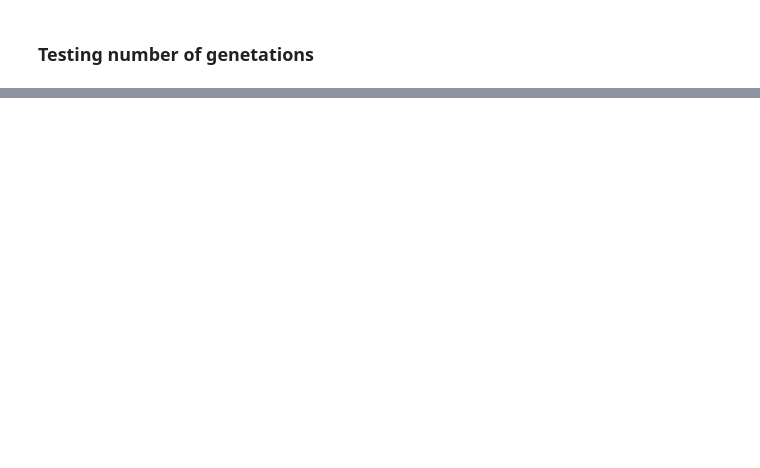
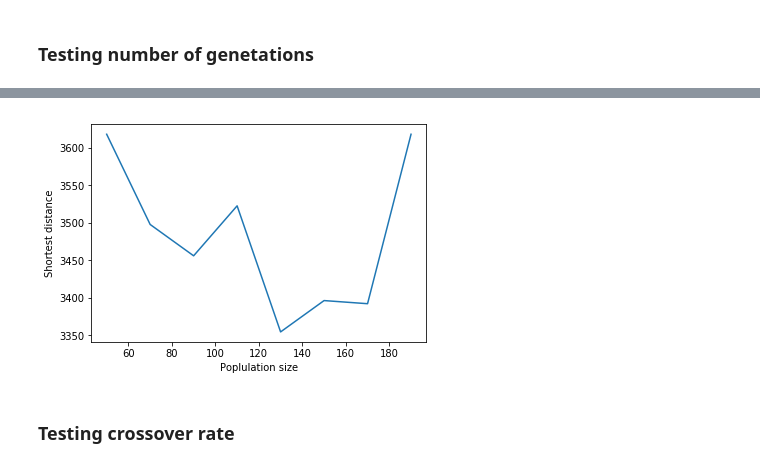
Before and after one commit to SachaKor/MLG-PW4, a Jupyter notebook: labGA/MLG-PW4.ipynb, the cells around one changed output, grey strips where cells are left out. Saved outputs shown, nothing was run; the diff lists cells and outputs as text; code cells hidden in the pictures; blank space fills up the shorter version.

```diff
--- a/labGA/MLG-PW4.ipynb
+++ b/labGA/MLG-PW4.ipynb
@@ -191,0 +251,29 @@ plt.show()
+# %%
+population_sizes = np.arange(50, 201, 20)
+bests = []
+for ps in population_sizes:
+    for i in np.arange(10):
+        setOfAlleles = GAllele.GAlleles(homogeneous=True)
+        lst = [ i for i in xrange(len(coords)) ]
+        a = GAllele.GAlleleList(lst)
+        setOfAlleles.add(a)
+
+        genome = G1DList.G1DList(len(coords))
+        genome.setParams(allele=setOfAlleles)
+
+        genome.evaluator.set(eval_func)
+        genome.mutator.set(Mutators.G1DListMutatorSwap)
+        genome.crossover.set(Crossovers.G1DListCrossoverOX)
+        genome.initializator.set(G1DListTSPInitializator)
+
+        ga = GSimpleGA.GSimpleGA(genome)
+        ga.setGenerations(200)
+        ga.setMinimax(Consts.minimaxType["minimize"])
+        ga.setCrossoverRate(1.0)
+        ga.setMutationRate(0.02)
+        ga.setPopulationSize(ps)
+
+        ga.evolve(freq_stats=100)
+        best_i = ga.bestIndividual()
+        best_length = tour_length(spherical_distances, best_i)
+    bests.append(np.mean(best_length))
@@ -191,0 +298,9 @@ plt.show()
+# %%
+plt.plot(population_sizes, bests)
+plt.xlabel("Poplulation size")
+plt.ylabel("Shortest distance")
+plt.show()
+# %% [output]
+[figure, added]
+# %% [markdown]
+### Testing crossover rate
```
Also changed, not shown: parts of 18 cells of this notebook, 1 other file.
